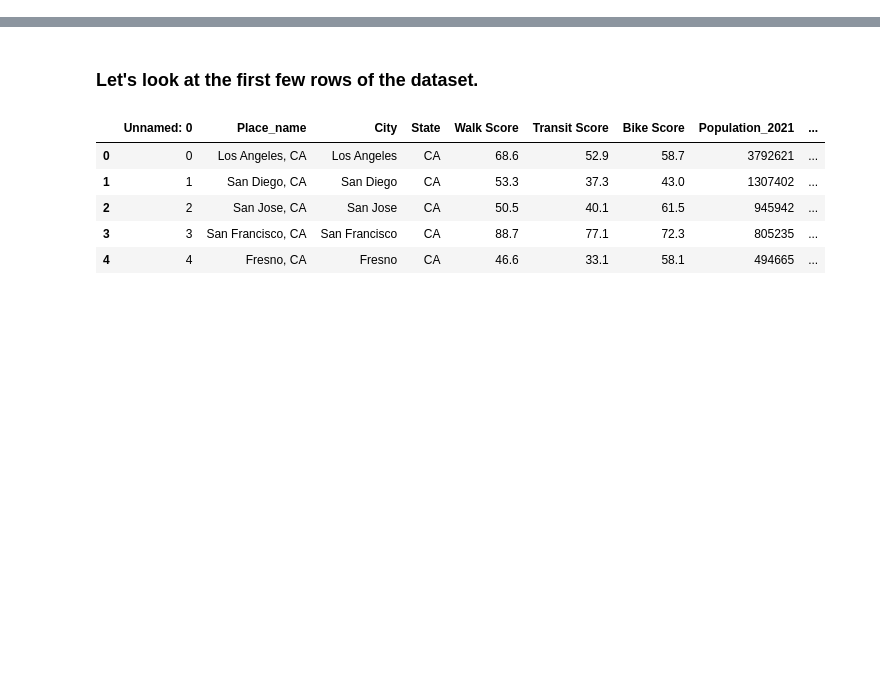
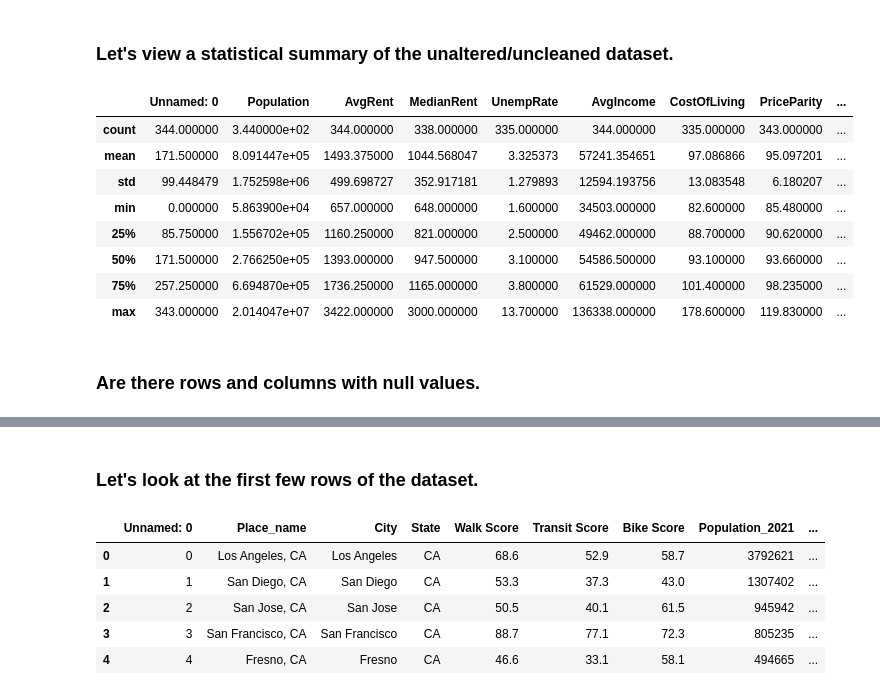
Before and after one commit to TinaBaldwin/US_Cities_Data, a Jupyter notebook: Cleaning_USCities_Connectivity.ipynb, the cells around one changed output, grey strips where cells are left out. Saved outputs shown, nothing was run; the diff lists cells and outputs as text; code cells hidden in the pictures; blank space fills up the shorter version.

```diff
--- a/Cleaning_USCities_Connectivity.ipynb
+++ b/Cleaning_USCities_Connectivity.ipynb
@@ -6,0 +9,3 @@
+# %%
+import pandas as pd
+us_cities = pd.read_csv('us_cities.csv')
@@ -6,0 +63,16 @@
+# %% [markdown]
+### Let's view a statistical summary of the unaltered/uncleaned dataset.
+# %%
+us_cities.describe()
+# %% [output]
+|  | Unnamed: 0 | Population | AvgRent | MedianRent | UnempRate | AvgIncome | CostOfLiving | PriceParity | ... |
+| count | 344.000000 | 3.440000e+02 | 344.000000 | 338.000000 | 335.000000 | 344.000000 | 335.000000 | 343.000000 | ... |
+| mean | 171.500000 | 8.091447e+05 | 1493.375000 | 1044.568047 | 3.325373 | 57241.354651 | 97.086866 | 95.097201 | ... |
+| std | 99.448479 | 1.752598e+06 | 499.698727 | 352.917181 | 1.279893 | 12594.193756 | 13.083548 | 6.180207 | ... |
+| min | 0.000000 | 5.863900e+04 | 657.000000 | 648.000000 | 1.600000 | 34503.000000 | 82.600000 | 85.480000 | ... |
+| 25% | 85.750000 | 1.556702e+05 | 1160.250000 | 821.000000 | 2.500000 | 49462.000000 | 88.700000 | 90.620000 | ... |
+| 50% | 171.500000 | 2.766250e+05 | 1393.000000 | 947.500000 | 3.100000 | 54586.500000 | 93.100000 | 93.660000 | ... |
+| 75% | 257.250000 | 6.694870e+05 | 1736.250000 | 1165.000000 | 3.800000 | 61529.000000 | 101.400000 | 98.235000 | ... |
+| max | 343.000000 | 2.014047e+07 | 3422.000000 | 3000.000000 | 13.700000 | 136338.000000 | 178.600000 | 119.830000 | ... |
+# %% [markdown]
+### Are there rows and columns with null values.
```
Also changed, not shown: parts of 35 cells of this notebook.
